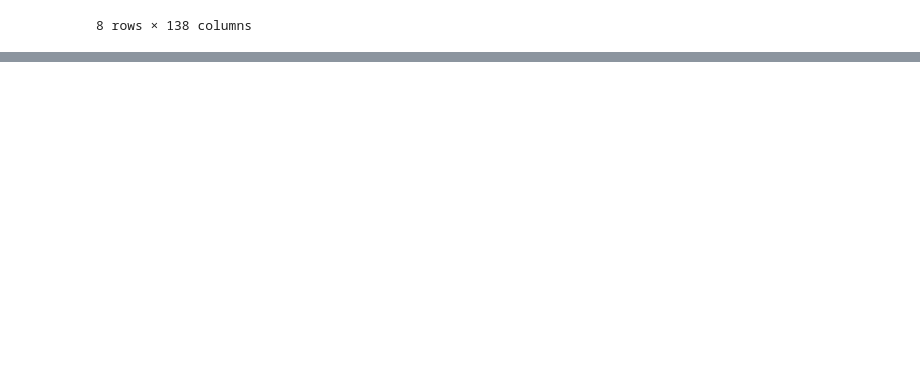
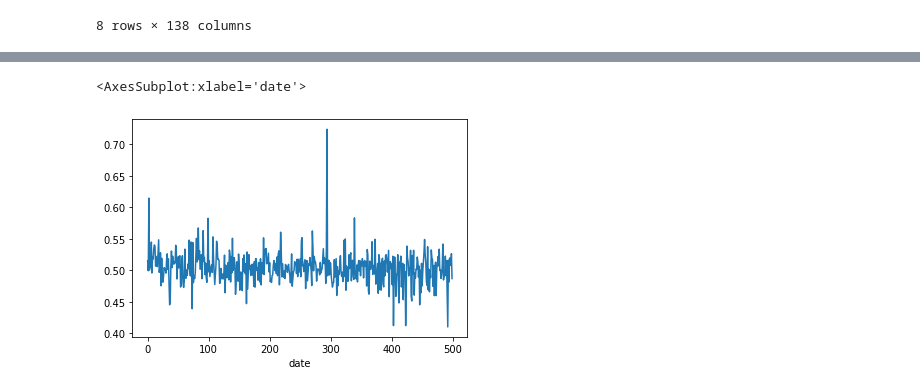
Before and after one commit to negativegamma/legendary-robot, a Jupyter notebook: kaggle_jane_street/jane_street_data_import.ipynb, the cells around one changed output, grey strips where cells are left out. Saved outputs shown, nothing was run; the diff lists cells and outputs as text; code cells hidden in the pictures; blank space fills up the shorter version.

```diff
--- a/kaggle_jane_street/jane_street_data_import.ipynb
+++ b/kaggle_jane_street/jane_street_data_import.ipynb
@@ -57,0 +122,5 @@ df.describe()
+# %%
+trades['mean'].plot()
+# %% [output]
+<AxesSubplot:xlabel='date'>
+[figure, added]
```
Also changed, not shown: parts of 49 cells of this notebook, 1 other file.
